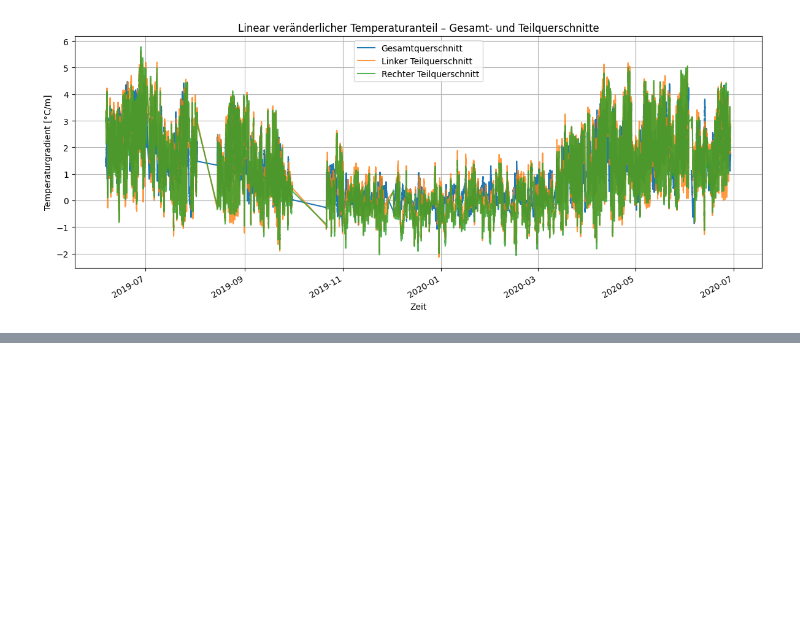
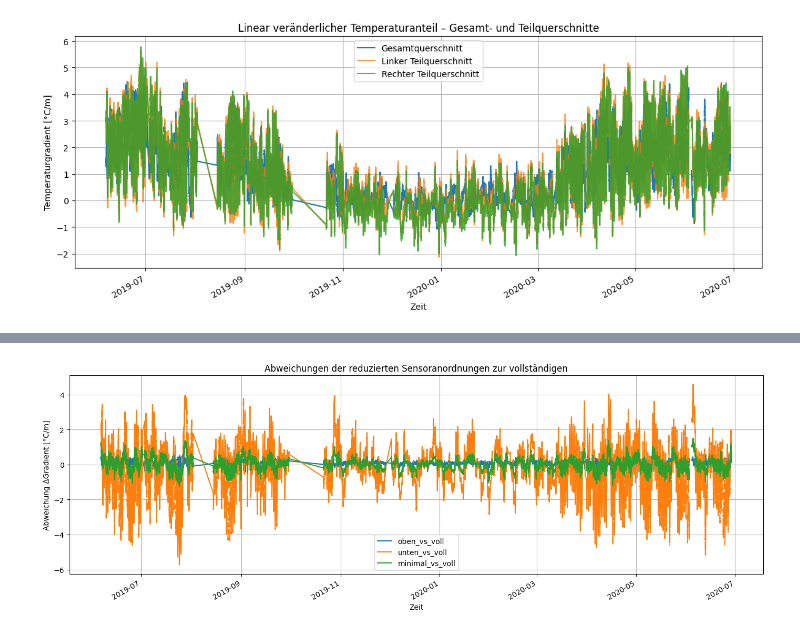
Before and after one commit to NeugebauerLukas/Bauwerksmonitoring_HA, a Jupyter notebook: Hausaufgabe.ipynb, the cells around one changed output, grey strips where cells are left out. Cells and saved outputs as stored; diff of their text form; code cells hidden in the pictures; blank space fills up the shorter version.

```diff
--- a/Hausaufgabe.ipynb
+++ b/Hausaufgabe.ipynb
@@ -209,0 +254,9 @@ plt.show()
+# %%
+#Vergleich oberer und unterer Gradienten
+vergleich = pd.DataFrame({
+    "oben_vs_voll": gesamt_df["grad_oben"] - gesamt_df["grad_voll"],
+    "unten_vs_voll": gesamt_df["grad_unten"] - gesamt_df["grad_voll"],
+    "minimal_vs_voll": gesamt_df["grad_minimal"] - gesamt_df["grad_voll"],
+})
+
+vergleich.describe()
@@ -209,0 +273,15 @@ plt.show()
+# %%
+#Visualisierung der Abweichungen der Gradienten
+
+plt.figure(figsize=(14, 5))
+
+vergleich.plot(ax=plt.gca())
+
+plt.ylabel("Abweichung ΔGradient [°C/m]")
+plt.xlabel("Zeit")
+plt.title("Abweichungen der reduzierten Sensoranordnungen zur vollständigen")
+plt.grid(True)
+plt.tight_layout()
+plt.show()
+# %% [output]
+[figure, added]
```
Also changed, not shown: parts of 21 cells of this notebook.
